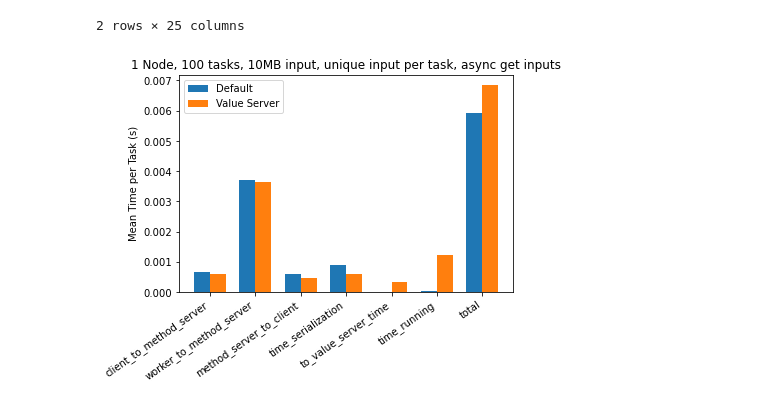
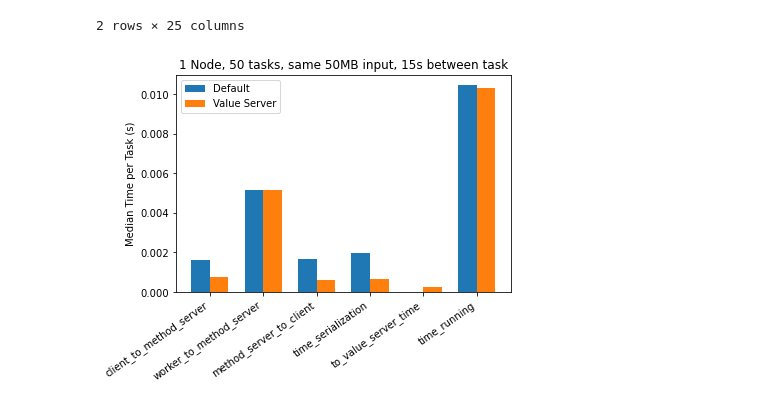
Before and after one commit to exalearn/colmena, a Jupyter notebook: demo_apps/synthetic-data/performance.ipynb, the cells around one changed output. Cells and saved outputs as stored; diff of their text form; code cells hidden in the pictures.

Commit message:
Value server/proxy improvements
- LRU caching for value server retrival
- Update benchmark applications
- Fix some imports
- Fix async proxy resolving

```diff
--- a/demo_apps/synthetic-data/performance.ipynb
+++ b/demo_apps/synthetic-data/performance.ipynb
@@ -91,25 +91,26 @@ def aggregate_runs(run_paths):
 
     return pd.concat(data, axis=1).T
 # %%
-cols = ['client_to_method_server', 'worker_to_method_server', 'method_server_to_client', 'time_serialization', 'to_value_server_time', 'time_running', 'total']
+cols = ['client_to_method_server', 'worker_to_method_server', 'method_server_to_client', 'time_serialization', 'to_value_server_time', 'time_running']
 ind = np.arange(len(cols))
 width = 0.35
 # %%
-rundir = 'runs/unique_data_async/'
+rundir = 'runs/full_test_reuse_30s_50x50/'
 run_paths = list(map(str, Path(rundir).rglob('*runtime.log')))
 results = aggregate_runs(run_paths)
-results['total'] = results[cols].sum(axis=1)
+results['time_running'] = results['time_running']
 display(results)
 
 no_value_server = results.loc[results['value_server'] == False][cols]
 value_server = results.loc[results['value_server'] == True][cols]
 
+width = 0.35
 fig, ax = plt.subplots()
 plt.bar(ind, no_value_server.to_numpy()[0], width, label='Default')
 plt.bar(ind+width, value_server.to_numpy()[0], width, label='Value Server')
 
-plt.title('1 Node, 100 tasks, 10MB input, unique input per task, async get inputs')
-plt.ylabel('Mean Time per Task (s)')
+plt.title('1 Node, 50 tasks, same 50MB input, 15s between task')
+plt.ylabel('Median Time per Task (s)')
 ax.set_xticks(ind + width/2)
 ax.set_xticklabels(cols, ha="right", rotation=35)
 plt.legend(loc='best')
@@ -121,3 +122,3 @@ plt.show()
 2 rows × 25 columns
-[figure, old version]
+[figure, new version]
 # %%
```
Also changed, not shown: parts of 4 cells of this notebook, 6 other files.
